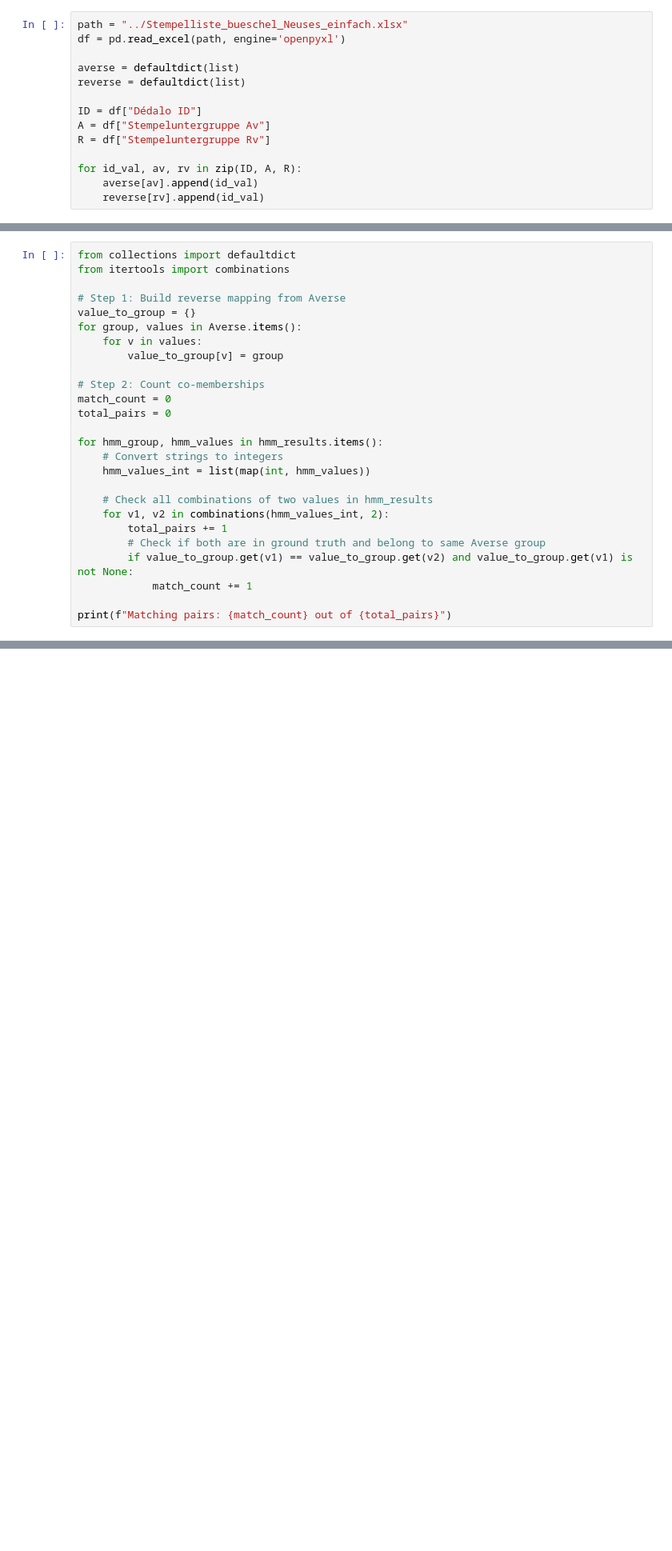
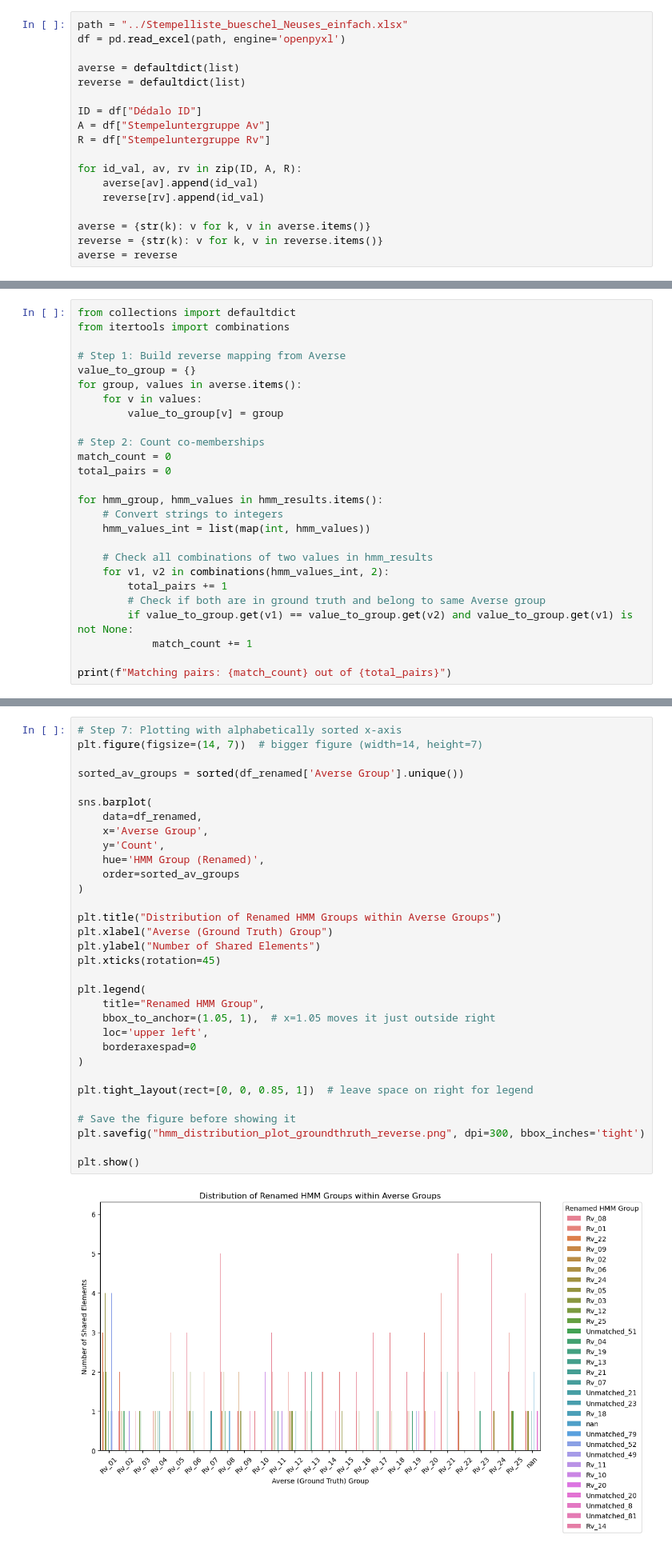
Before and after one commit to alexander-schl/data_challenges, a Jupyter notebook: compare_hdp_hsmm_results_ground_truth.ipynb, the cells around one changed output, grey strips where cells are left out. Shown: that part at 80% size. Cells and saved outputs as stored; diff of their text form; blank space fills up the shorter version.

```diff
--- a/compare_hdp_hsmm_results_ground_truth.ipynb
+++ b/compare_hdp_hsmm_results_ground_truth.ipynb
@@ -20,3 +20,7 @@ R = df["Stempeluntergruppe Rv"]
 for id_val, av, rv in zip(ID, A, R):
     averse[av].append(id_val)
     reverse[rv].append(id_val)
+
+averse = {str(k): v for k, v in averse.items()}
+reverse = {str(k): v for k, v in reverse.items()}
+averse = reverse
@@ -73,7 +37,7 @@ from itertools import combinations
 
 # Step 1: Build reverse mapping from Averse
 value_to_group = {}
-for group, values in Averse.items():
+for group, values in averse.items():
     for v in values:
         value_to_group[v] = group
 
@@ -153,0 +172,34 @@ plt.show()
+# %%
+# Step 7: Plotting with alphabetically sorted x-axis
+plt.figure(figsize=(14, 7))  # bigger figure (width=14, height=7)
+
+sorted_av_groups = sorted(df_renamed['Averse Group'].unique())
+
+sns.barplot(
+    data=df_renamed,
+    x='Averse Group',
+    y='Count',
+    hue='HMM Group (Renamed)',
+    order=sorted_av_groups
+)
+
+plt.title("Distribution of Renamed HMM Groups within Averse Groups")
+plt.xlabel("Averse (Ground Truth) Group")
+plt.ylabel("Number of Shared Elements")
+plt.xticks(rotation=45)
+
+plt.legend(
+    title="Renamed HMM Group",
+    bbox_to_anchor=(1.05, 1),  # x=1.05 moves it just outside right
+    loc='upper left',
+    borderaxespad=0
+)
+
+plt.tight_layout(rect=[0, 0, 0.85, 1])  # leave space on right for legend
+
+# Save the figure before showing it
+plt.savefig("hmm_distribution_plot_groundthruth_reverse.png", dpi=300, bbox_inches='tight')
+
+plt.show()
+# %% [output]
+[figure, added]
```
Also changed, not shown: parts of 13 cells of this notebook, 2 other files.
